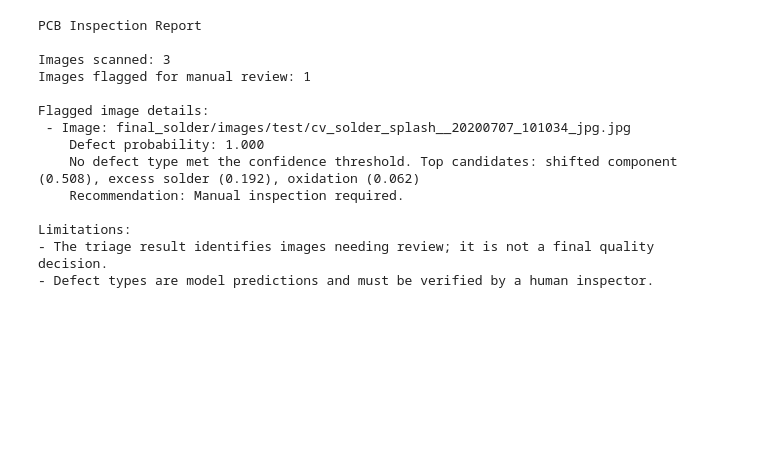
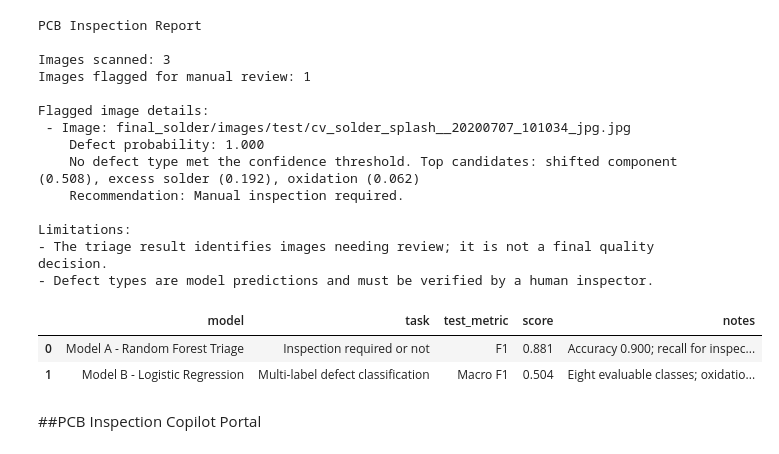
Before and after one commit to alexnd0531-1/PCB_Inspection_Copilot, a Jupyter notebook: PCB_Inspection.ipynb, the cells around one changed output. Cells and saved outputs as stored; diff of their text form; code cells hidden in the pictures; blank space fills up the shorter version.

Commit message:
Update inspection portal and milestone evaluation

```diff
--- a/PCB_Inspection.ipynb
+++ b/PCB_Inspection.ipynb
@@ -832,5 +844,30 @@ Flagged image details:
 Limitations:
 - The triage result identifies images needing review; it is not a final quality decision.
 - Defect types are model predictions and must be verified by a human inspector.
+# %%
+results_summary = pd.DataFrame([
+    {
+        "model": "Model A - Random Forest Triage",
+        "task": "Inspection required or not",
+        "test_metric": "F1",
+        "score": 0.881,
+        "notes": "Accuracy 0.900; recall for inspection-needed images 1.000",
+    },
+    {
+        "model": "Model B - Logistic Regression",
+        "task": "Multi-label defect classification",
+        "test_metric": "Macro F1",
+        "score": 0.504,
+        "notes": "Eight evaluable classes; oxidation excluded because test support is zero",
+    },
+])
+
+display(results_summary)
+# %% [output]
+|  | model | task | test_metric | score | notes |
+| 0 | Model A - Random Forest Triage | Inspection required or not | F1 | 0.881 | Accuracy 0.900; recall for inspec... |
+| 1 | Model B - Logistic Regression | Multi-label defect classification | Macro F1 | 0.504 | Eight evaluable classes; oxidatio... |
+# %% [markdown]
+##PCB Inspection Copilot Portal
 # %%
 %pip -q install gradio
```
Also changed, not shown: parts of 6 cells of this notebook, 1 other file.
